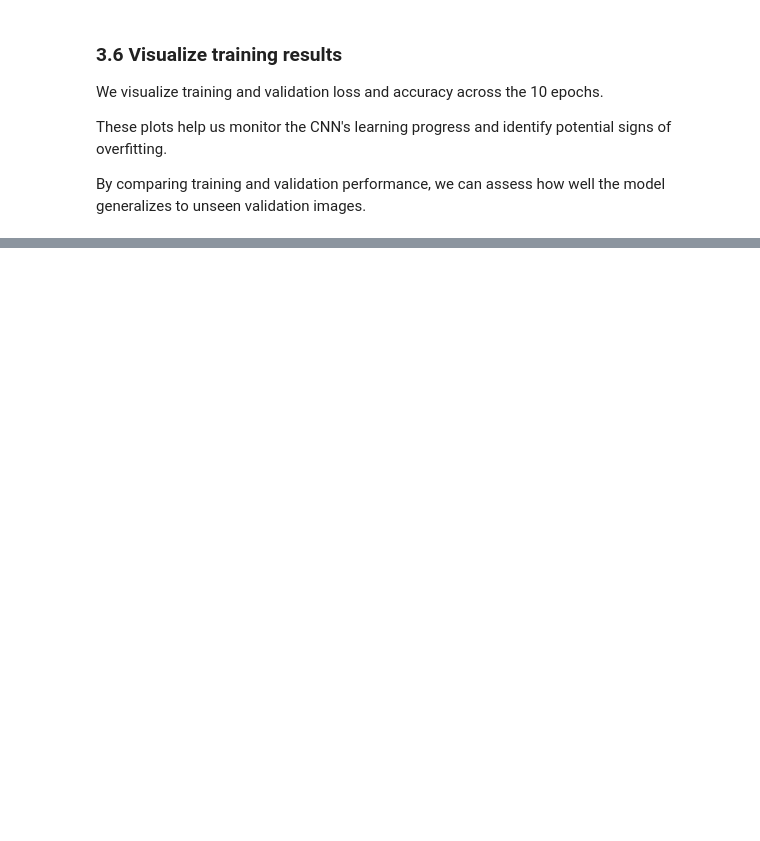
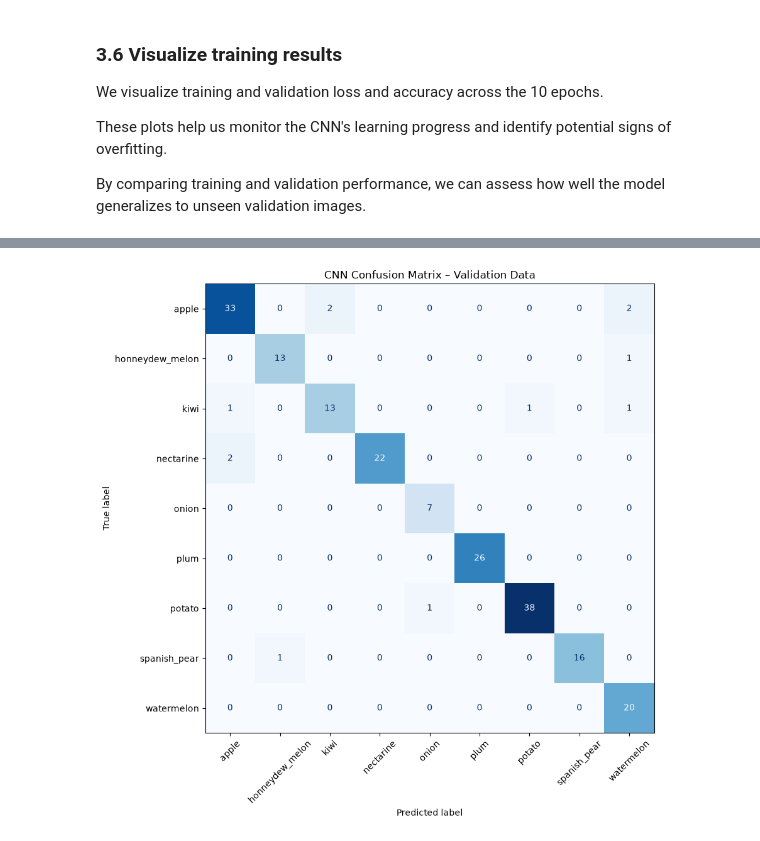
Before and after one commit to dargys/group-project, a Jupyter notebook: notebooks/IdaOchAnna.ipynb, the cells around one changed output, grey strips where cells are left out. Drawn from its saved outputs; the diff is of its cells as text; code cells hidden in the pictures; blank space fills up the shorter version.

```diff
--- a/notebooks/IdaOchAnna.ipynb
+++ b/notebooks/IdaOchAnna.ipynb
@@ -536,0 +636,32 @@ The next step is to evaluate the model on the test dataset and examine which fru
+# %%
+from sklearn.metrics import confusion_matrix, ConfusionMatrixDisplay
+
+# Calculate the confusion matrix using actual and predicted labels
+cm = confusion_matrix(
+    y_true,
+    y_pred,
+    labels=range(len(class_names))
+)
+
+# Visualize the confusion matrix
+fig, ax = plt.subplots(figsize=(11, 9))
+
+display = ConfusionMatrixDisplay(
+    confusion_matrix=cm,
+    display_labels=class_names
+)
+
+display.plot(
+    ax=ax,
+    cmap="Blues",
+    values_format="d",
+    xticks_rotation=45,
+    colorbar=False
+)
+
+ax.set_title("CNN Confusion Matrix – Validation Data")
+
+plt.tight_layout()
+plt.show()
+# %% [output]
+[figure, added]
```
Also changed, not shown: parts of 15 cells of this notebook.
